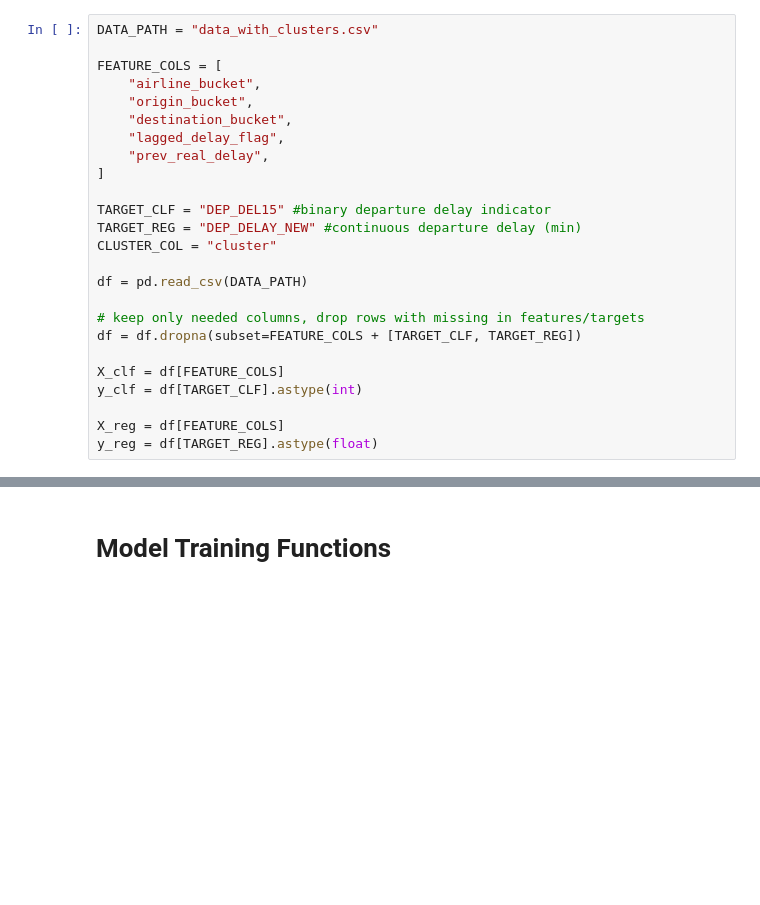
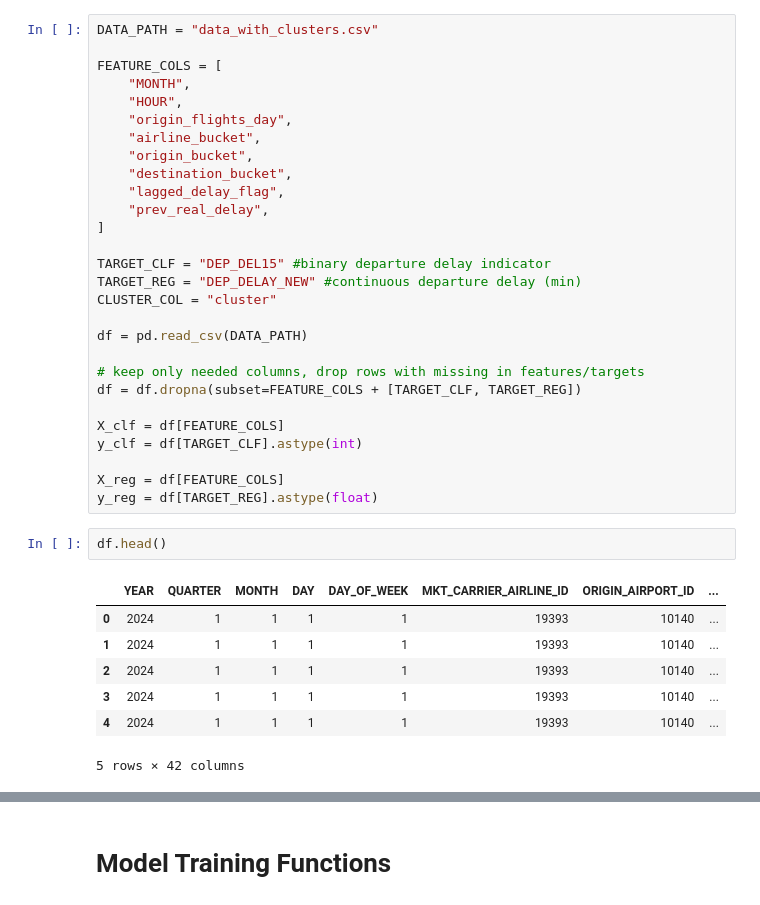
Before and after one commit to elenayzhu/mie368, a Jupyter notebook: models/models.ipynb, the cells around one changed output, grey strips where cells are left out. Cells and saved outputs as stored; diff of their text form; blank space fills up the shorter version.

```diff
--- a/models/models.ipynb
+++ b/models/models.ipynb
@@ -13,6 +22,9 @@ from sklearn.cluster import KMeans
 DATA_PATH = "data_with_clusters.csv"
 
 FEATURE_COLS = [
+    "MONTH",
+    "HOUR",
+    "origin_flights_day",
     "airline_bucket",
     "origin_bucket",
     "destination_bucket",
@@ -34,6 +46,16 @@ y_clf = df[TARGET_CLF].astype(int)
 
 X_reg = df[FEATURE_COLS]
 y_reg = df[TARGET_REG].astype(float)
+# %%
+df.head()
+# %% [output]
+|  | YEAR | QUARTER | MONTH | DAY | DAY_OF_WEEK | MKT_CARRIER_AIRLINE_ID | ORIGIN_AIRPORT_ID | ... |
+| 0 | 2024 | 1 | 1 | 1 | 1 | 19393 | 10140 | ... |
+| 1 | 2024 | 1 | 1 | 1 | 1 | 19393 | 10140 | ... |
+| 2 | 2024 | 1 | 1 | 1 | 1 | 19393 | 10140 | ... |
+| 3 | 2024 | 1 | 1 | 1 | 1 | 19393 | 10140 | ... |
+| 4 | 2024 | 1 | 1 | 1 | 1 | 19393 | 10140 | ... |
+5 rows × 42 columns
 # %%
 def make_models():
     return {
```
Also changed, not shown: parts of 16 cells of this notebook.
